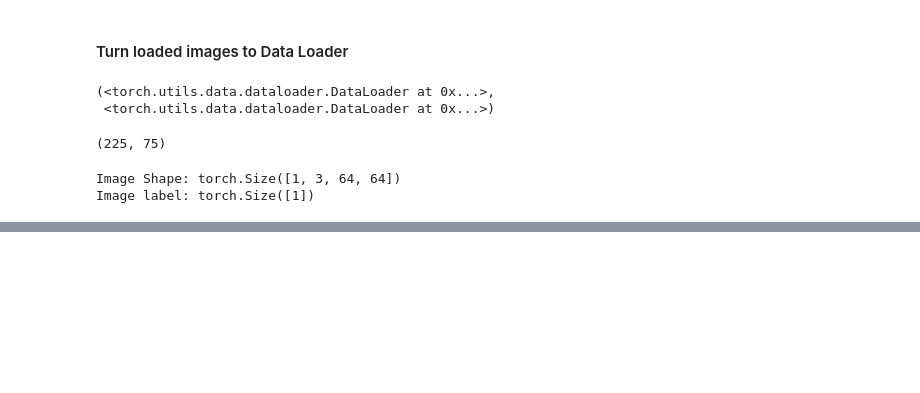
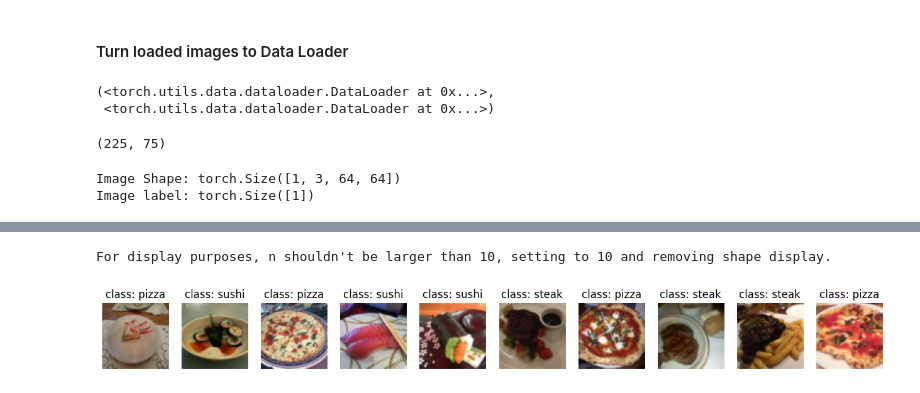
Before and after one commit to HarshEkbote/PyTorch-Basics, a Jupyter notebook: 05_ModelforCustomData.ipynb, the cells around one changed output, grey strips where cells are left out. Saved outputs shown, nothing was run; the diff lists cells and outputs as text; code cells hidden in the pictures; blank space fills up the shorter version.

```diff
--- a/05_ModelforCustomData.ipynb
+++ b/05_ModelforCustomData.ipynb
@@ -323,0 +358,8 @@ Image label: torch.Size([1])
+# %%
+#Setup path directory
+target_dir=train_dir
+print(f"Target Directory: {target_dir}")
+
+#Get the class names from teh target directory
+class_names_found=sorted([entry.name for entry in list(os.scandir(target_dir))])
+class_names_found
@@ -323,0 +369,14 @@ Image label: torch.Size([1])
+# %%
+def find_classes(dir:str)->Tuple[List[str],Dict[str,int]]:
+  '''finds the class folder name in target directory'''
+  #Get the class names by scanning directory
+  classes=sorted(entry.name for entry in os.scandir(dir) if entry.is_dir())
+
+  #Raise an error if classes are not found
+  if not classes:
+    raise FileNotFoundError(f"Couldn't find any classes in {dir}. Please check file structure.")
+
+  # Create a ditionary of index labels
+  class_to_idx={class_name:i for i,class_name in enumerate(classes)}
+
+  return classes, class_to_idx
@@ -323,0 +430,17 @@ Image label: torch.Size([1])
+# %%
+#Creating a transform
+from torchvision import transforms
+train_transforms=transforms.Compose([
+    transforms.Resize(size=(64,64)),
+    transforms.RandomHorizontalFlip(p=0.5),
+    transforms.ToTensor()
+])
+
+test_transforms=transforms.Compose([
+    transforms.Resize(size=(64,64)),
+    transforms.ToTensor()
+])
+# %%
+#Test the ImageFolderCustom
+train_data_custom=ImageFolderCustom(train_dir,train_transforms)
+test_data_custom=ImageFolderCustom(test_dir,test_transforms)
@@ -323,0 +512,9 @@ Image label: torch.Size([1])
+# %%
+# Display random images from ImageFolderCustom Dataset
+display_random_images(train_data_custom,
+                      n=12,
+                      classes=class_names,
+                      seed=None) # Try setting the seed for reproducible images
+# %% [output]
+For display purposes, n shouldn't be larger than 10, setting to 10 and removing shape display.
+[figure, added]
```
Also changed, not shown: parts of 14 cells of this notebook.
